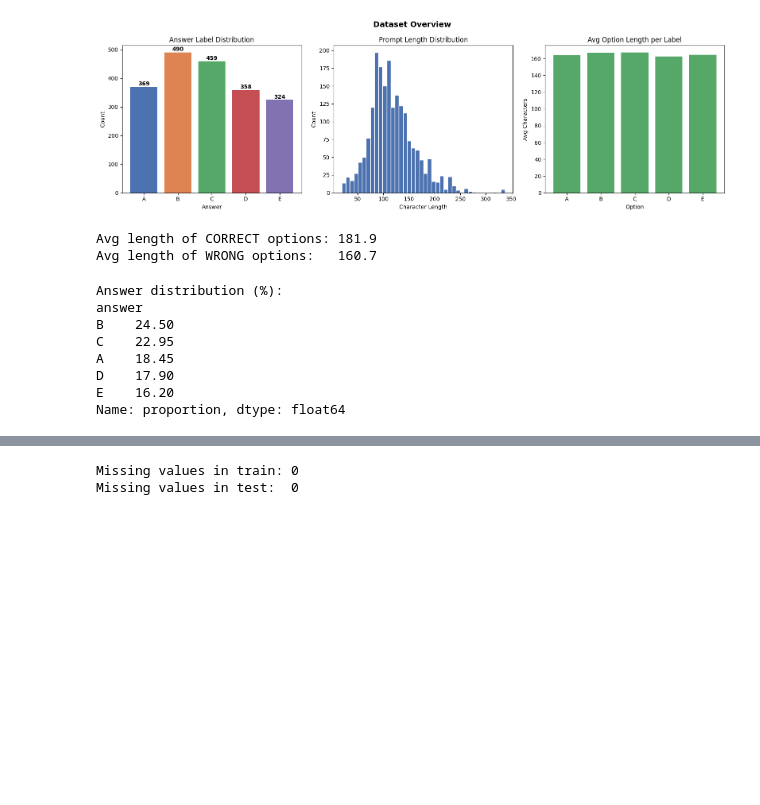
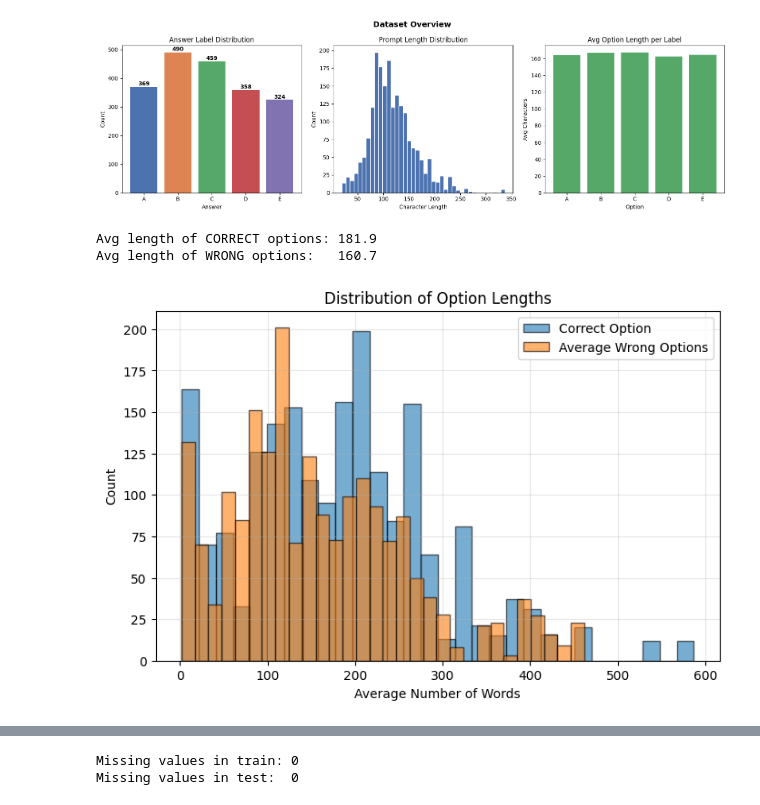
Before and after one commit to RAGHAV-0202/DL-23f2002364-t22026, a Jupyter notebook: notebooks/final_notebook.ipynb, the cells around one changed output, grey strips where cells are left out. Saved outputs shown, nothing was run; the diff lists cells and outputs as text; code cells hidden in the pictures; blank space fills up the shorter version.

```diff
--- a/notebooks/final_notebook.ipynb
+++ b/notebooks/final_notebook.ipynb
@@ -192,23 +192,34 @@ for _, row in train.iterrows():
     wrong = [len(row[col]) for col in ['A','B','C','D','E'] if col != row['answer']]
     wrong_lens.append(np.mean(wrong))
 train['wrong_avg_len'] = wrong_lens
-# %%
-print("Avg length of CORRECT options:", round(train['correct_len'].mean(), 1))
-print("Avg length of WRONG options:  ", round(train['wrong_avg_len'].mean(), 1))
-print()
-# %% [output]
-Avg length of CORRECT options: 181.9
-Avg length of WRONG options:   160.7
-# %%
-print("Answer distribution (%):")
-print((train['answer'].value_counts(normalize=True)*100).round(2))
-print()
-# %% [output]
-Answer distribution (%):
-answer
-B    24.50
-C    22.95
-A    18.45
-D    17.90
-E    16.20
-Name: proportion, dtype: float64
+# %%
+print("Avg length of CORRECT options:", round(train['correct_len'].mean(), 1))
+print("Avg length of WRONG options:  ", round(train['wrong_avg_len'].mean(), 1))
+print()
+
+# Plot
+plt.figure(figsize=(8, 5))
+
+plt.hist(train['correct_len'],
+         bins=30,
+         alpha=0.6,
+         label='Correct Option',
+         edgecolor='black')
+
+plt.hist(train['wrong_avg_len'],
+         bins=30,
+         alpha=0.6,
+         label='Average Wrong Options',
+         edgecolor='black')
+
+plt.xlabel("Average Number of Words")
+plt.ylabel("Count")
+plt.title("Distribution of Option Lengths")
+plt.legend()
+plt.grid(alpha=0.3)
+
+plt.show()
+# %% [output]
+Avg length of CORRECT options: 181.9
+Avg length of WRONG options:   160.7
+[figure, added]
```
Also changed, not shown: parts of 34 cells of this notebook.
